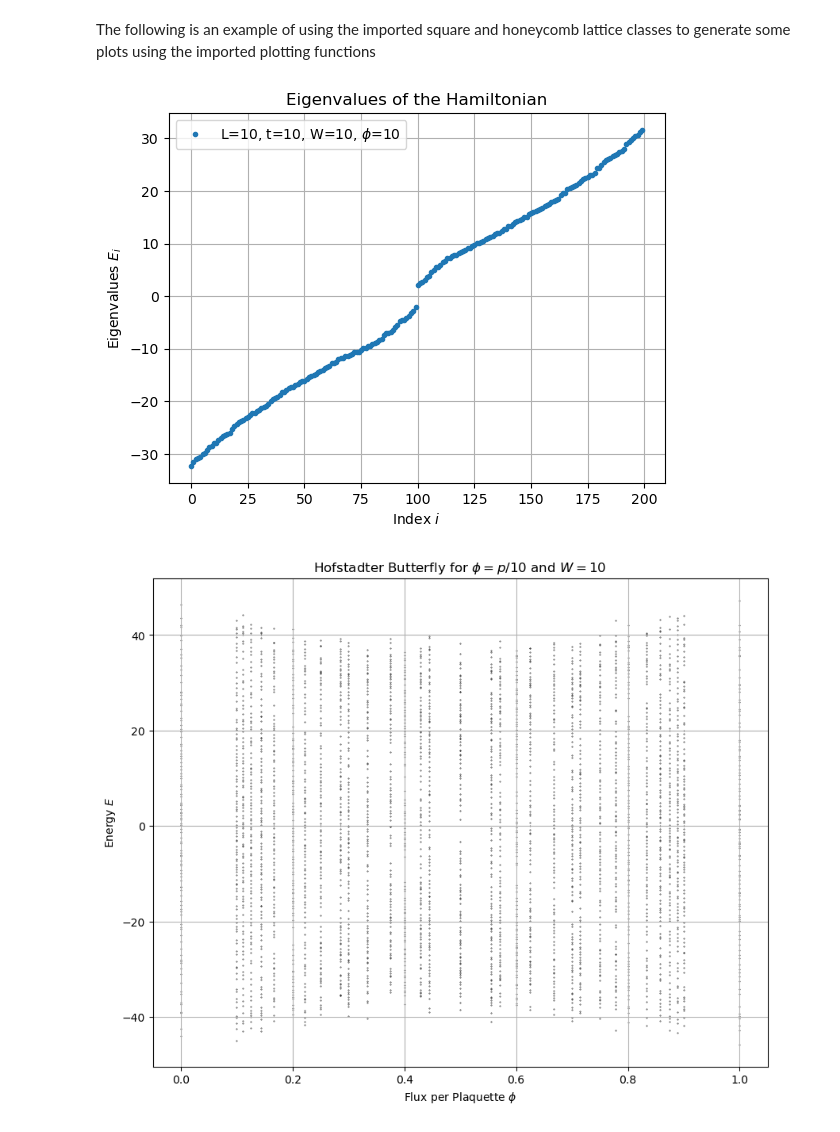
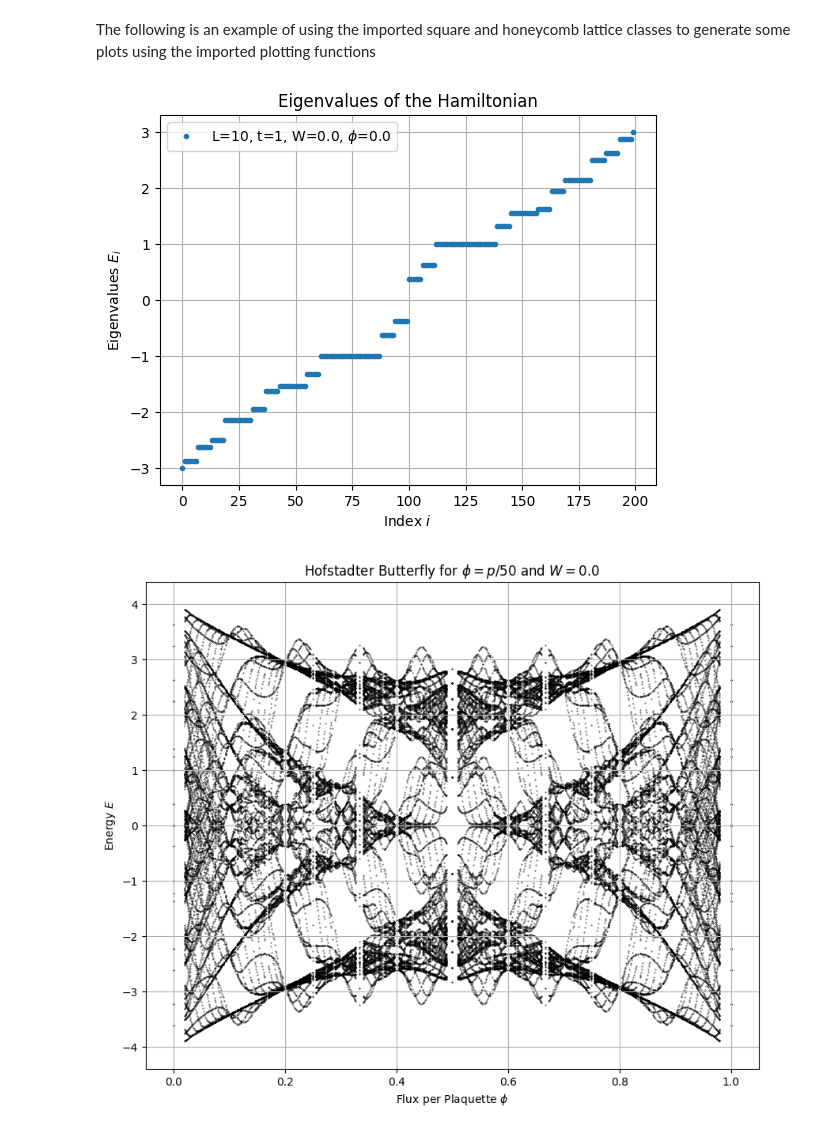
Before and after one commit to r-siddiqi/Hofstadter, a Jupyter notebook: test.ipynb, the cells around one changed output. Drawn from its saved outputs; the diff is of its cells as text; code cells hidden in the pictures.

```diff
--- a/test.ipynb
+++ b/test.ipynb
@@ -7,20 +7,20 @@ from lattice_types.butterfly import Butterfly
 The following is an example of using the imported square and honeycomb lattice classes to generate some plots using the imported plotting functions
 # %%
 #Initialize the Honeycomb
-Honeycomb = Honeycomb_Hamiltonian(10, 10, 10, 10, 10)
+Honeycomb = Honeycomb_Hamiltonian(10, 1, 0.0, 0.0, 50)
 
 #Generate outputs of the honeycomb pass through to plot
 honeycomb_outputs = Honeycomb.prepare_outputs()
 
 #Initializing Honeycomb plotting
 honeycomb_plot = Plot_Lattice(honeycomb_outputs)
 
 #Plot the Eigenvalue spectrum of the Honeycomb
 honeycomb_plot.plot_evals()
 
 honeycomb_butterfly = Butterfly(honeycomb_outputs)
 
 honeycomb_butterfly.plot_hofstadter_butterfly()
 # %% [output]
-[figure, old version]
+[figure, new version]
-[figure, old version]
+[figure, new version]
```
Also changed, not shown: parts of 1 cell of this notebook, 2 other files.
